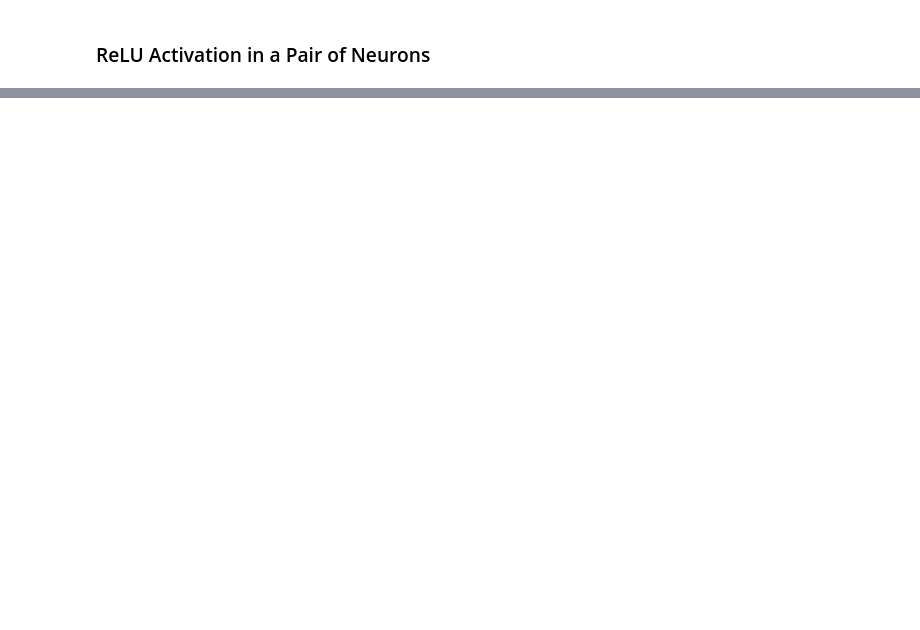
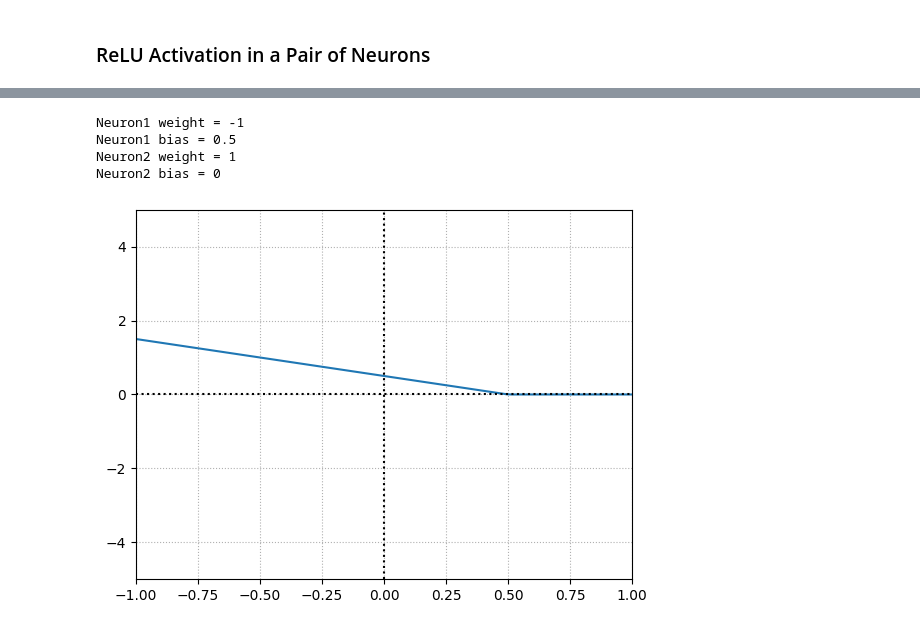
Before and after one commit to deva-k/dev-analytics, a Jupyter notebook: book/deep_learning.ipynb, the cells around one changed output, grey strips where cells are left out. Cells and saved outputs as stored; diff of their text form; code cells hidden in the pictures; blank space fills up the shorter version.

```diff
--- a/book/deep_learning.ipynb
+++ b/book/deep_learning.ipynb
@@ -646,0 +874,29 @@ relationships if we use linear activation functions.
+# %%
+weight1 = -1
+bias1 = 0.50
+weight2 = 1
+bias2 = 0
+
+output1 = (x*weight1) + bias1
+y1 = np.maximum(0,output1)
+output2 = (y1*weight2) + bias2
+y2 = np.maximum(0,output2)
+
+print("Neuron1 weight =", weight1)
+print("Neuron1 bias =", bias1)
+print("Neuron2 weight =", weight2)
+print("Neuron2 bias =", bias2)
+plt.plot(x,y2)
+
+plt.grid(True,ls=':')
+plt.axvline(x=0,color="k",ls=":")
+plt.axhline(y=0,color="k",ls=":")
+plt.grid(True)
+plt.axis([-1,1,-5,5])
+plt.show()
+# %% [output]
+Neuron1 weight = -1
+Neuron1 bias = 0.5
+Neuron2 weight = 1
+Neuron2 bias = 0
+[figure, added]
```
Also changed, not shown: parts of 53 cells of this notebook, 1 other file.
